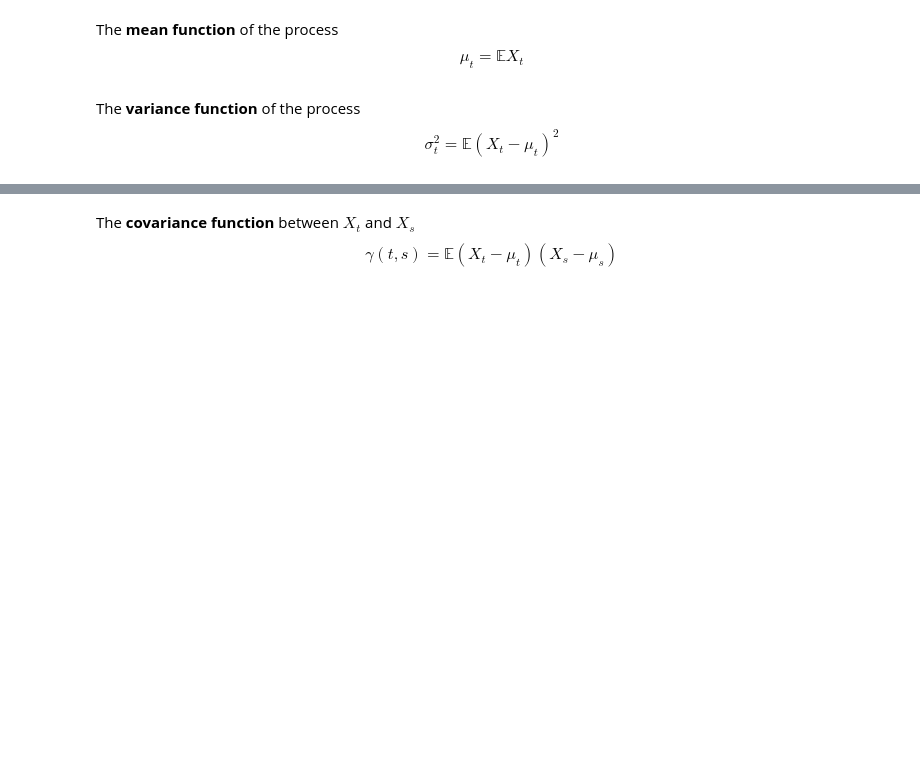
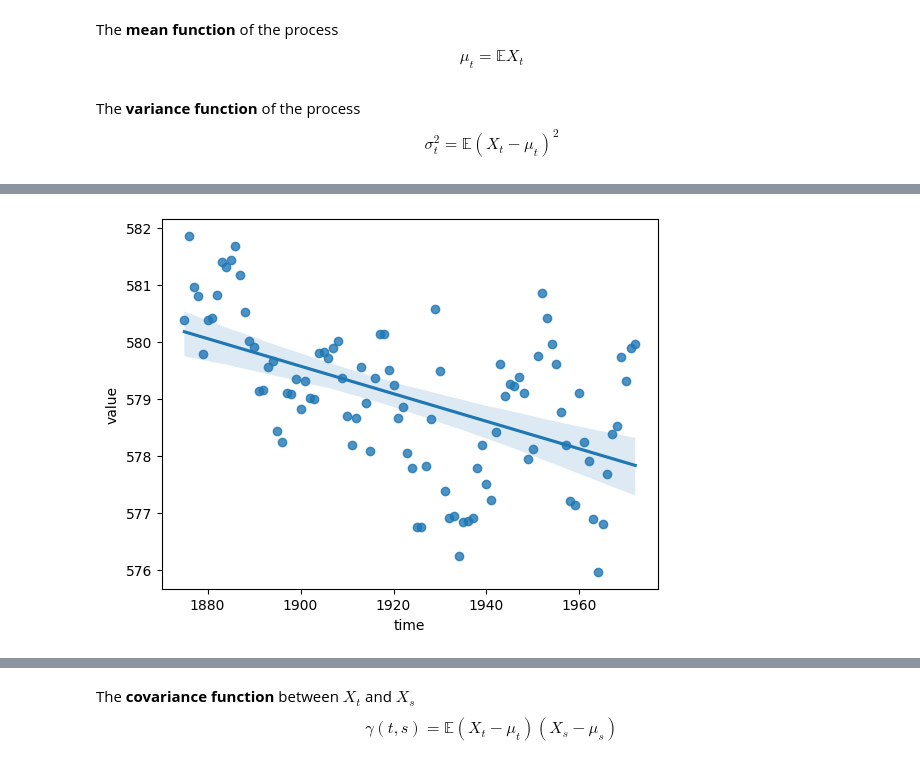
Before and after one commit to Bayan2019/kaz-gu, a Jupyter notebook: 01-ipynb/03-time-series-statistics/02-fundamentals.ipynb, the cells around one changed output, grey strips where cells are left out. Drawn from its saved outputs; the diff is of its cells as text; code cells hidden in the pictures; blank space fills up the shorter version.

```diff
--- a/01-ipynb/03-time-series-statistics/02-fundamentals.ipynb
+++ b/01-ipynb/03-time-series-statistics/02-fundamentals.ipynb
@@ -103,0 +283,5 @@ $$\sigma_t^2 = \mathbb{E}(X_t-\mu_t)^2$$
+# %%
+sns.regplot(x='time', y='value', data=lakeHuron_df)
+plt.show()
+# %% [output]
+[figure, added]
```
Also changed, not shown: parts of 103 cells of this notebook, 3 other files.
